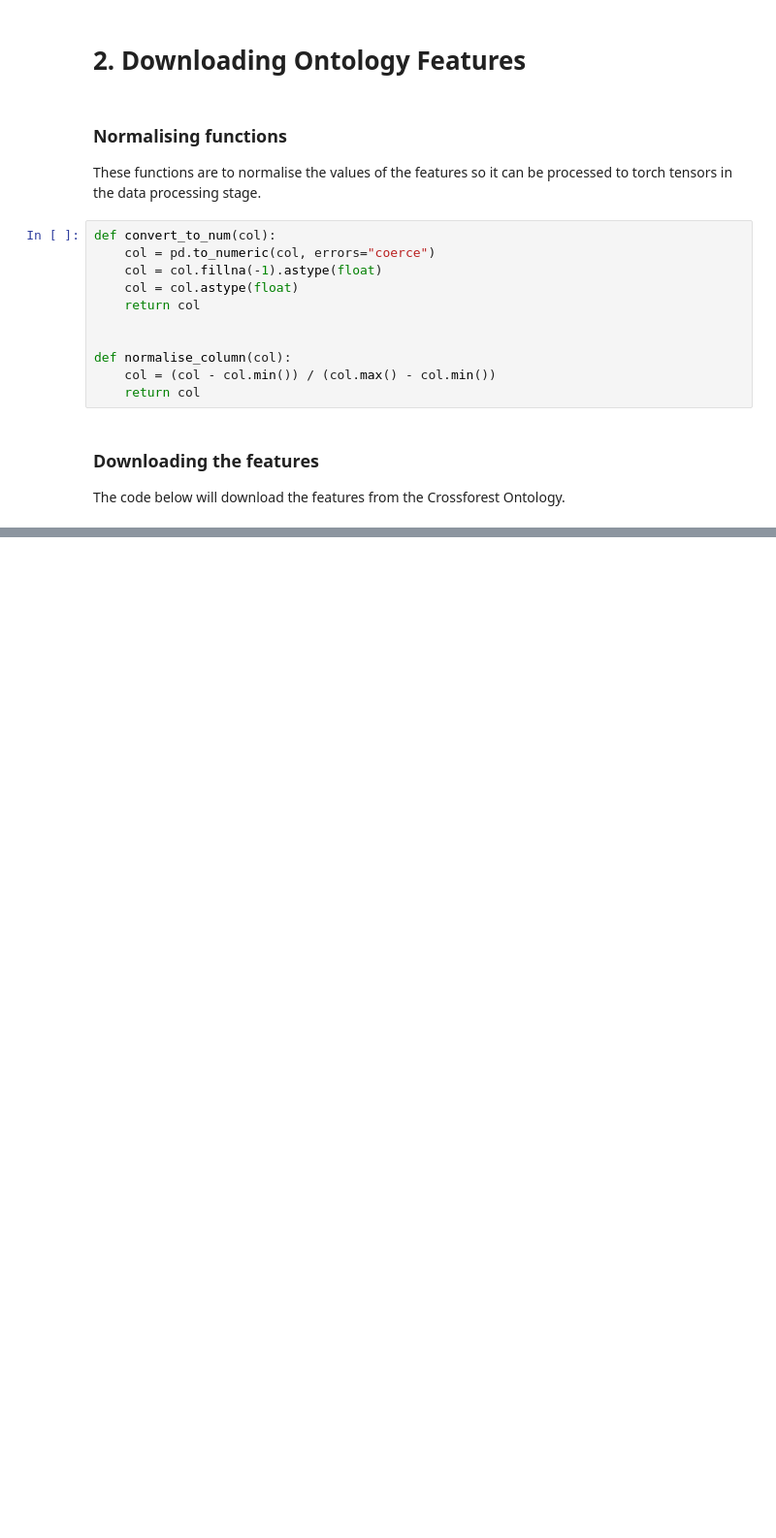
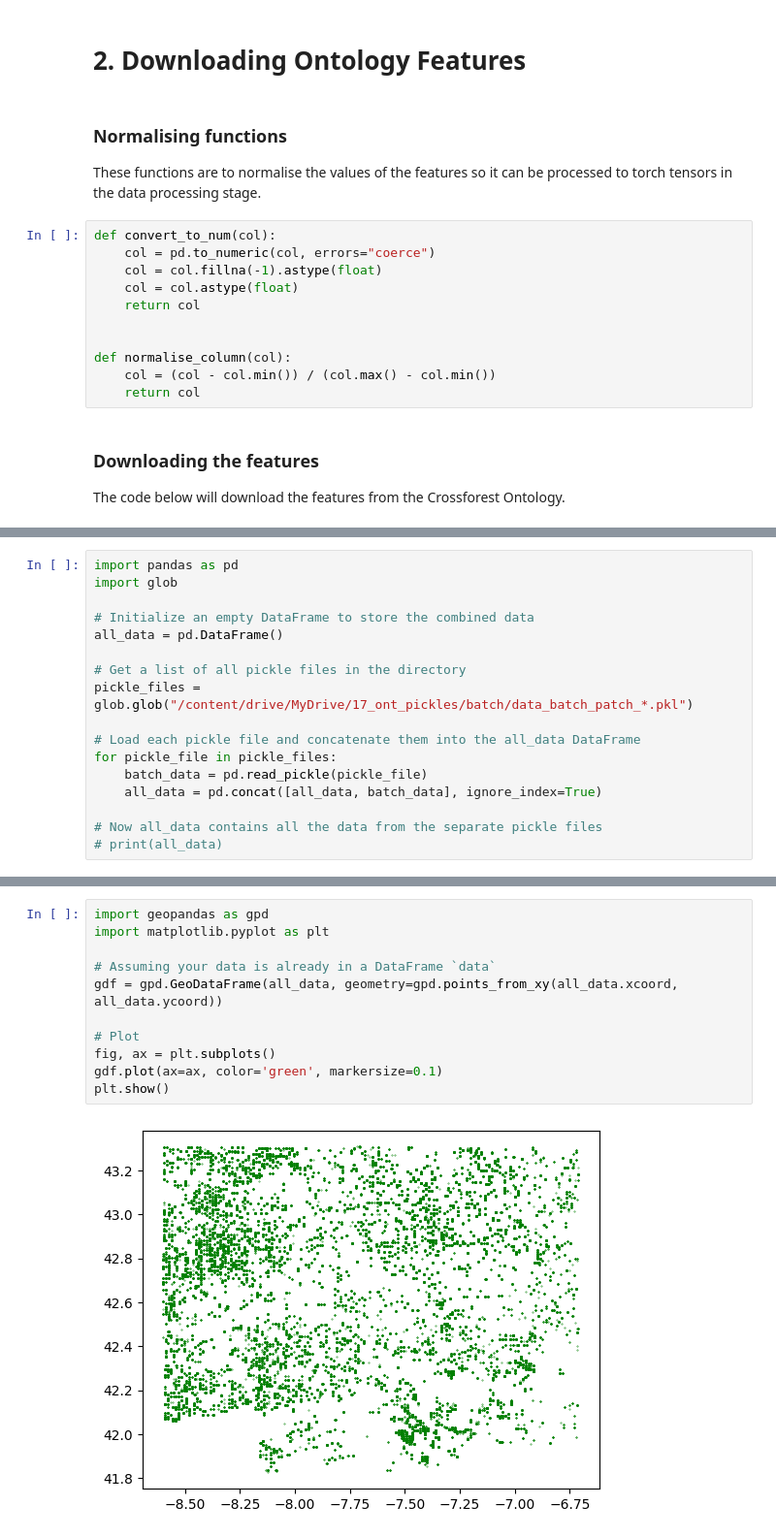
Before and after one commit to christyesmee/Thesis, a Jupyter notebook: DataDownload.ipynb, the cells around one changed output, grey strips where cells are left out. Shown: that part at 97% size. Saved outputs shown, nothing was run; the diff lists cells and outputs as text; blank space fills up the shorter version.

```diff
--- a/DataDownload.ipynb
+++ b/DataDownload.ipynb
@@ -285,0 +417,17 @@ The code below will download the features from the Crossforest Ontology.
+# %%
+import pandas as pd
+import glob
+
+# Initialize an empty DataFrame to store the combined data
+all_data = pd.DataFrame()
+
+# Get a list of all pickle files in the directory
+pickle_files = glob.glob("/content/drive/MyDrive/17_ont_pickles/batch/data_batch_patch_*.pkl")
+
+# Load each pickle file and concatenate them into the all_data DataFrame
+for pickle_file in pickle_files:
+    batch_data = pd.read_pickle(pickle_file)
+    all_data = pd.concat([all_data, batch_data], ignore_index=True)
+
+# Now all_data contains all the data from the separate pickle files
+# print(all_data)
@@ -285,0 +551,13 @@ The code below will download the features from the Crossforest Ontology.
+# %%
+import geopandas as gpd
+import matplotlib.pyplot as plt
+
+# Assuming your data is already in a DataFrame `data`
+gdf = gpd.GeoDataFrame(all_data, geometry=gpd.points_from_xy(all_data.xcoord, all_data.ycoord))
+
+# Plot
+fig, ax = plt.subplots()
+gdf.plot(ax=ax, color='green', markersize=0.1)
+plt.show()
+# %% [output]
+[figure, added]
```
Also changed, not shown: parts of 60 cells of this notebook.
